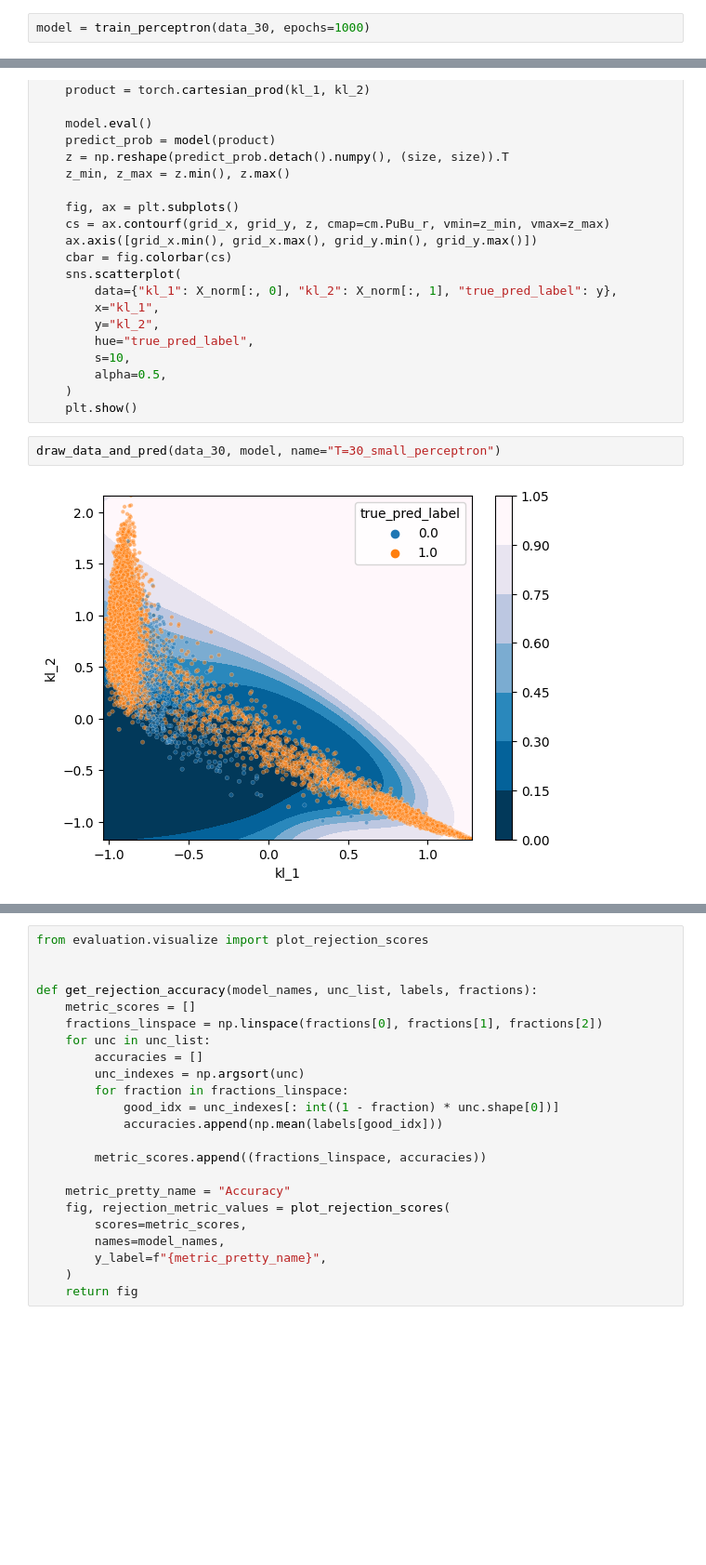
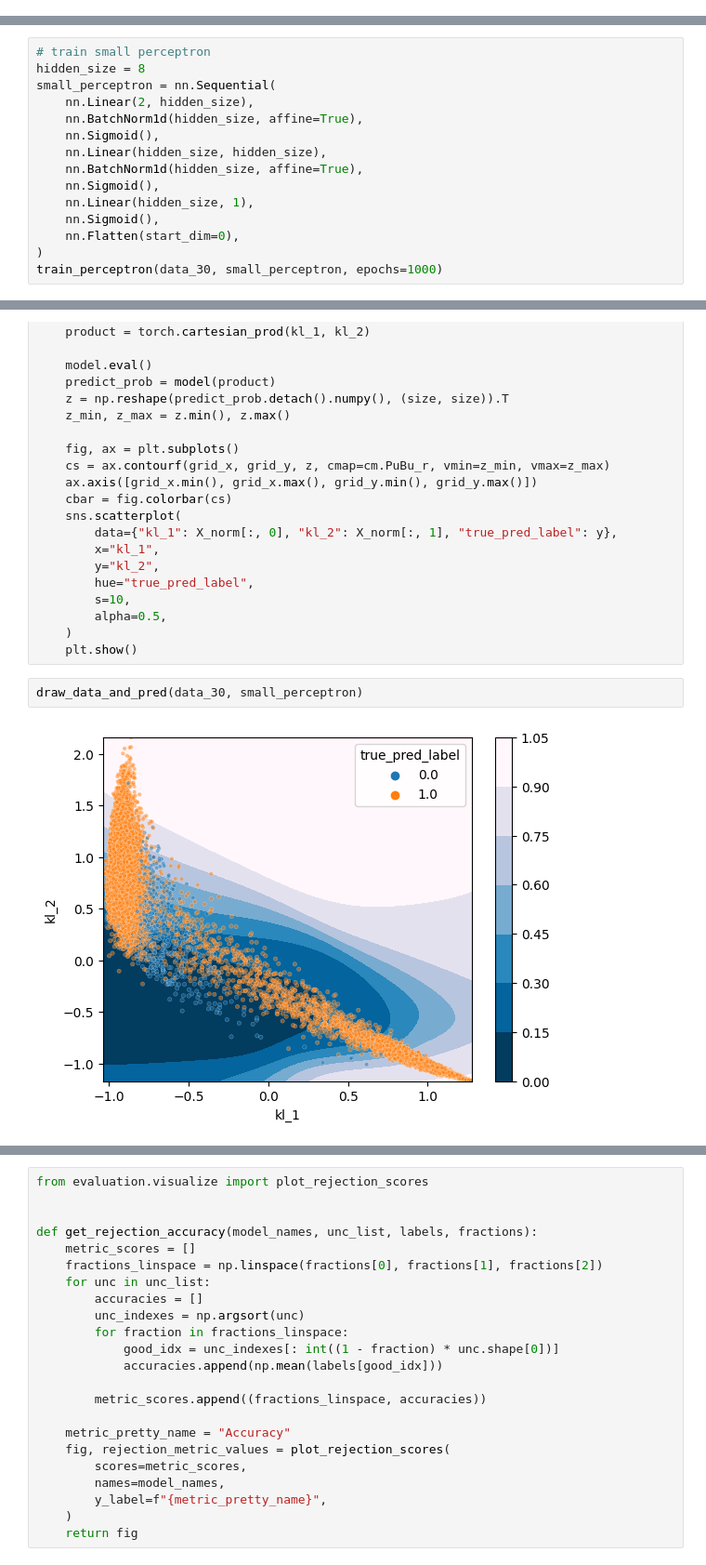
Before and after one commit to Leonid-Erlygin/text_uncertainty, a Jupyter notebook: notebooks/mc_in_osfr/calibration.ipynb, the cells around one changed output, grey strips where cells are left out. Shown at 93% size. Cells and saved outputs as stored; diff of their text form; blank space fills up the shorter version.

```diff
--- a/notebooks/mc_in_osfr/calibration.ipynb
+++ b/notebooks/mc_in_osfr/calibration.ipynb
@@ -60,2 +47,0 @@ def train_perceptron(data, hidden_size=8, epochs=100):
-# %%
-model = train_perceptron(data_30, epochs=1000)
@@ -79,0 +48,15 @@ Iteration 999, Loss: 0.03768180310726166, accuracy: 0.7640994232634104
+# %%
+# train small perceptron
+hidden_size = 8
+small_perceptron = nn.Sequential(
+    nn.Linear(2, hidden_size),
+    nn.BatchNorm1d(hidden_size, affine=True),
+    nn.Sigmoid(),
+    nn.Linear(hidden_size, hidden_size),
+    nn.BatchNorm1d(hidden_size, affine=True),
+    nn.Sigmoid(),
+    nn.Linear(hidden_size, 1),
+    nn.Sigmoid(),
+    nn.Flatten(start_dim=0),
+)
+train_perceptron(data_30, small_perceptron, epochs=1000)
@@ -126,7 +172,7 @@ def draw_data_and_pred(data, model, size=500):
         alpha=0.5,
     )
     plt.show()
-# %%
-draw_data_and_pred(data_30, model, name="T=30_small_perceptron")
-# %% [output]
-[figure, removed]
+# %%
+draw_data_and_pred(data_30, small_perceptron)
+# %% [output]
+[figure, added]
```
Also changed, not shown: parts of 9 cells of this notebook, 2 other files.
